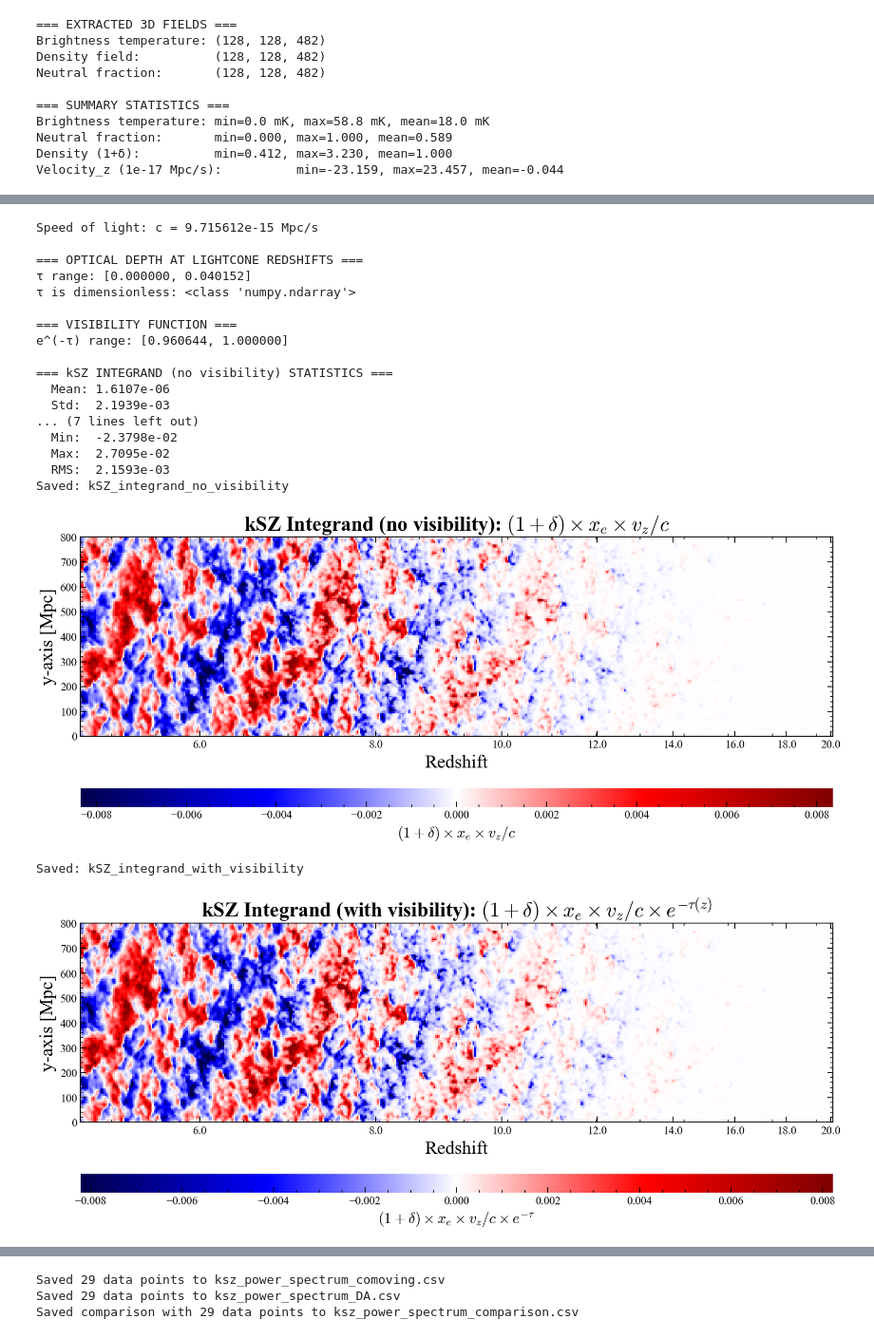
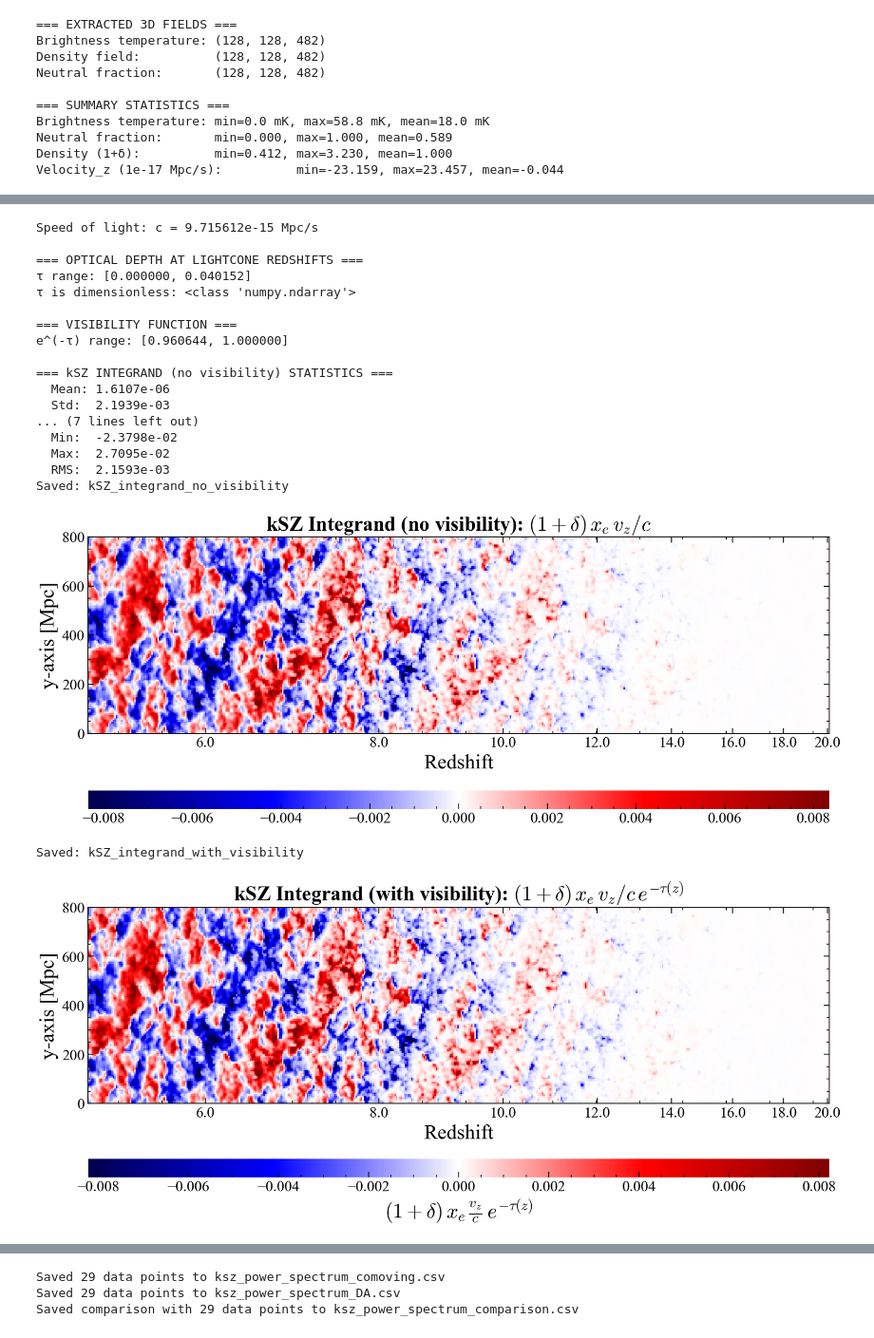
Before and after one commit to swanith01/Swanith_DP2_GitBranch, a Jupyter notebook: Plots/Lightconer_v3/Tomas_v3_Attempt.ipynb, the cells around one changed output, grey strips where cells are left out. Shown at 95% size. Saved outputs shown, nothing was run; the diff lists cells and outputs as text; code cells hidden in the pictures.

```diff
--- a/Plots/Lightconer_v3/Tomas_v3_Attempt.ipynb
+++ b/Plots/Lightconer_v3/Tomas_v3_Attempt.ipynb
@@ -746,19 +956,39 @@ im.set_clim(-vmax, vmax)
 
 # Add colorbar label
 cbar = fig.get_axes()[-1]
-cbar.set_xlabel(r'$(1+\delta) \times x_e \times v_z / c$', fontsize=16)
+# Lightcone-specific typography overrides
 
-# Save PDF without title
+# Axis tick labels
+ax.tick_params(
+    axis='both',
+    which='major',
+    labelsize=16
+)
+
+# Axis labels (x/y titles)
+ax.xaxis.label.set_size(22)
+ax.yaxis.label.set_size(22)
+
+# Colorbar ticks and label
+for cax in fig.axes:
+    if cax is not ax:  # this is the colorbar axis
+        cax.tick_params(labelsize=16)
+        cax.xaxis.label.set_size(22)  # colorbar label size
+
+
 plot_name = "kSZ_integrand_no_visibility"
-fig.savefig(f"{plot_dir}/{plot_name}.pdf", bbox_inches='tight')
 
-# Add title for PNG
-ax.set_title(r'kSZ Integrand (no visibility): $(1+\delta) \times x_e \times v_z / c$',
-             fontsize=22, fontweight='bold')
-fig.savefig(f"{plot_dir}/{plot_name}.png", dpi=300, bbox_inches='tight')
+save_pdf_png(
+    fig,
+    ax,
+    plot_dir=plot_dir,
+    plot_name=plot_name,
+    title=r"kSZ Integrand (no visibility): $(1+\delta)\,x_e\,v_z/c$"
+)
 
 print(f"Saved: {plot_name}")
 plt.show()
+
 
 # =============================================================================
 # PLOT 2: kSZ Integrand WITH Visibility Function
@@ -777,16 +1007,41 @@ im.set_clim(-vmax_vis, vmax_vis)
 
 # Add colorbar label
 cbar = fig.get_axes()[-1]
-cbar.set_xlabel(r'$(1+\delta) \times x_e \times v_z / c \times e^{-\tau}$', fontsize=16)
+cbar.set_xlabel(
+    r'$(1+\delta)\,x_e\,\frac{v_z}{c}\,e^{-\tau(z)}$',
+    fontsize=22
+)
 
-# Save PDF without title
+# Lightcone-specific typography overrides
+
+# Axis tick labels
+ax.tick_params(
+    axis='both',
+    which='major',
+    labelsize=16
+)
+
+# Axis labels (x/y titles)
+ax.xaxis.label.set_size(22)
+ax.yaxis.label.set_size(22)
+
+# Colorbar ticks and label
+for cax in fig.axes:
+    if cax is not ax:  # this is the colorbar axis
+        cax.tick_params(labelsize=16)
+        cax.xaxis.label.set_size(22)  # colorbar label size
+
+
+# Save the plot
 plot_name = "kSZ_integrand_with_visibility"
-fig.savefig(f"{plot_dir}/{plot_name}.pdf", bbox_inches='tight')
 
-# Add title for PNG
-ax.set_title(r'kSZ Integrand (with visibility): $(1+\delta) \times x_e \times v_z / c \times e^{-\tau(z)}$',
-             fontsize=22, fontweight='bold')
-fig.savefig(f"{plot_dir}/{plot_name}.png", dpi=300, bbox_inches='tight')
+save_pdf_png(
+    fig,
+    ax,
+    plot_dir=plot_dir,
+    plot_name=plot_name,
+    title=r"kSZ Integrand (with visibility): $(1+\delta)\,x_e\,v_z/c\,e^{-\tau(z)}$"
+)
 
 print(f"Saved: {plot_name}")
 plt.show()
@@ -794,36 +1049,36 @@ plt.show()
 # =============================================================================
 # Summary
 # =============================================================================
 
 print(f"\n{'='*60}")
 print(f"kSZ INTEGRAND SUMMARY")
 print(f"{'='*60}")
 print(f"Effect of visibility function:")
 print(f"  RMS without e^(-τ): {np.sqrt(np.mean(kSZ_integrand_no_vis**2)):.4e}")
 print(f"  RMS with e^(-τ):    {np.sqrt(np.mean(kSZ_integrand_with_vis**2)):.4e}")
 print(f"  Suppression factor: {np.sqrt(np.mean(kSZ_integrand_with_vis**2)) / np.sqrt(np.mean(kSZ_integrand_no_vis**2)):.4f}")
 print(f"{'='*60}")
 # %% [output]
 Speed of light: c = 9.715612e-15 Mpc/s
 
 === OPTICAL DEPTH AT LIGHTCONE REDSHIFTS ===
 τ range: [0.000000, 0.040152]
 τ is dimensionless: <class 'numpy.ndarray'>
 
 === VISIBILITY FUNCTION ===
 e^(-τ) range: [0.960644, 1.000000]
 
 === kSZ INTEGRAND (no visibility) STATISTICS ===
   Mean: 1.6107e-06
   Std:  2.1939e-03
 ... (7 lines left out)
   Min:  -2.3798e-02
   Max:  2.7095e-02
   RMS:  2.1593e-03
 Saved: kSZ_integrand_no_visibility
-[figure, old version]
+[figure, new version]
 Saved: kSZ_integrand_with_visibility
-[figure, old version]
+[figure, new version]
 ============================================================
 kSZ INTEGRAND SUMMARY
 ============================================================
```
Also changed, not shown: parts of 8 cells of this notebook, 36 other files.
